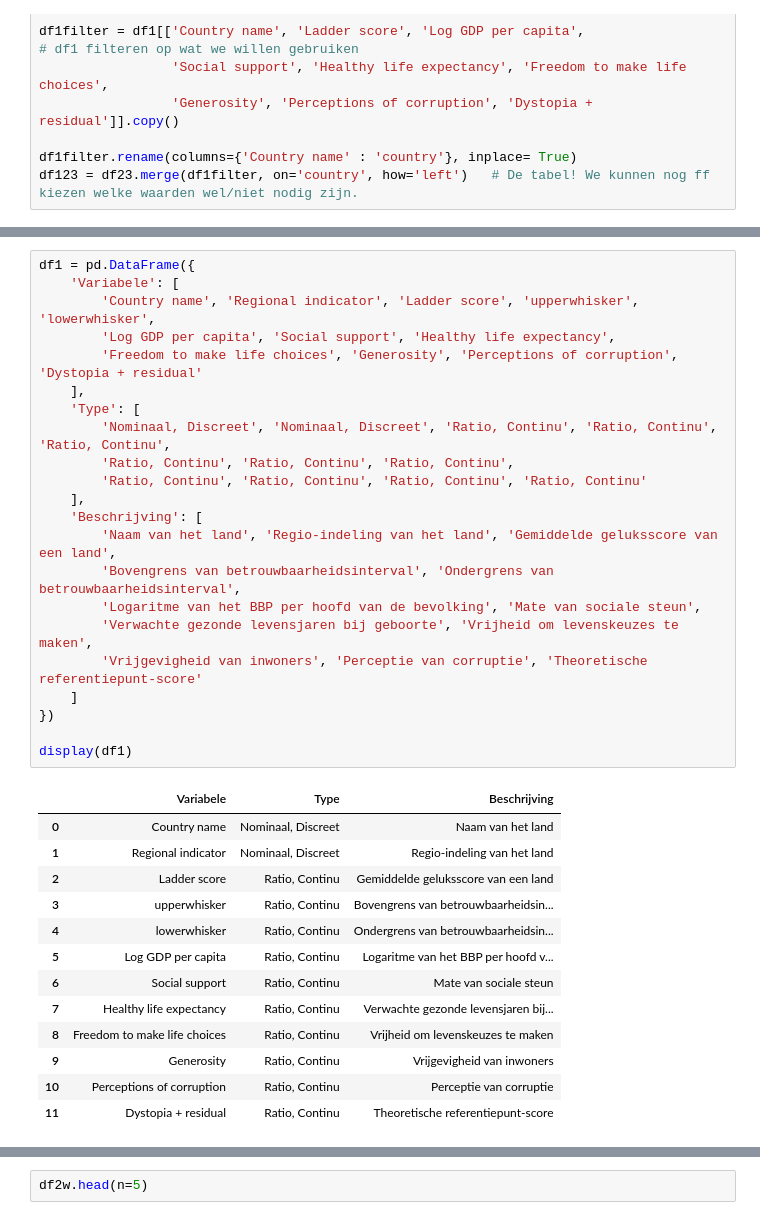
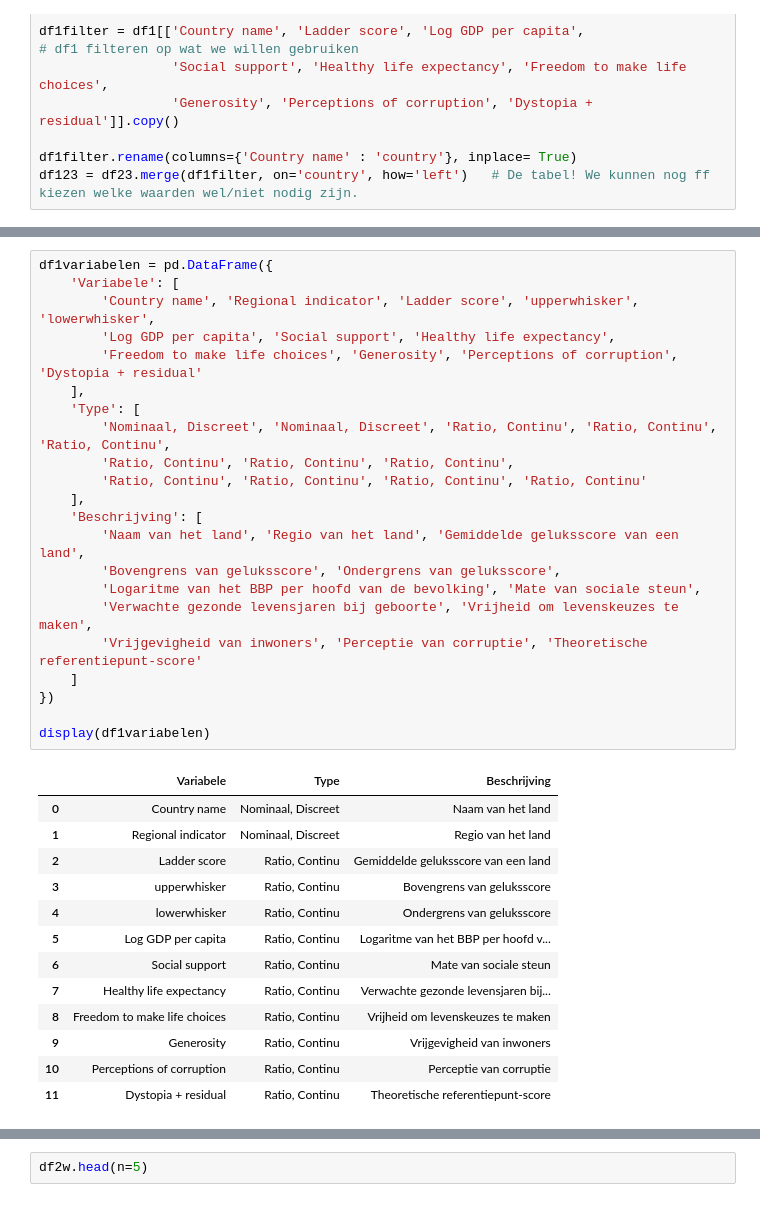
Before and after one commit to Mythsofmagic/Information_Visualization_2025, a Jupyter notebook: docs/notebook.ipynb, the cells around one changed output, grey strips where cells are left out. Drawn from its saved outputs; the diff is of its cells as text.

```diff
--- a/docs/notebook.ipynb
+++ b/docs/notebook.ipynb
@@ -127,32 +126,32 @@ De World Happiness Report dataset bevat 12 variabelen:
 # %%
-df1 = pd.DataFrame({
+df1variabelen = pd.DataFrame({
     'Variabele': [
         'Country name', 'Regional indicator', 'Ladder score', 'upperwhisker', 'lowerwhisker',
         'Log GDP per capita', 'Social support', 'Healthy life expectancy',
         'Freedom to make life choices', 'Generosity', 'Perceptions of corruption', 'Dystopia + residual'
     ],
     'Type': [
         'Nominaal, Discreet', 'Nominaal, Discreet', 'Ratio, Continu', 'Ratio, Continu', 'Ratio, Continu',
         'Ratio, Continu', 'Ratio, Continu', 'Ratio, Continu',
         'Ratio, Continu', 'Ratio, Continu', 'Ratio, Continu', 'Ratio, Continu'
     ],
     'Beschrijving': [
-        'Naam van het land', 'Regio-indeling van het land', 'Gemiddelde geluksscore van een land',
-        'Bovengrens van betrouwbaarheidsinterval', 'Ondergrens van betrouwbaarheidsinterval',
+        'Naam van het land', 'Regio van het land', 'Gemiddelde geluksscore van een land',
+        'Bovengrens van geluksscore', 'Ondergrens van geluksscore',
         'Logaritme van het BBP per hoofd van de bevolking', 'Mate van sociale steun',
         'Verwachte gezonde levensjaren bij geboorte', 'Vrijheid om levenskeuzes te maken',
         'Vrijgevigheid van inwoners', 'Perceptie van corruptie', 'Theoretische referentiepunt-score'
     ]
 })
 
-display(df1)
+display(df1variabelen)
 # %% [output]
 |  | Variabele | Type | Beschrijving |
 | 0 | Country name | Nominaal, Discreet | Naam van het land |
-| 1 | Regional indicator | Nominaal, Discreet | Regio-indeling van het land |
+| 1 | Regional indicator | Nominaal, Discreet | Regio van het land |
 | 2 | Ladder score | Ratio, Continu | Gemiddelde geluksscore van een land |
-| 3 | upperwhisker | Ratio, Continu | Bovengrens van betrouwbaarheidsin... |
-| 4 | lowerwhisker | Ratio, Continu | Ondergrens van betrouwbaarheidsin... |
+| 3 | upperwhisker | Ratio, Continu | Bovengrens van geluksscore |
+| 4 | lowerwhisker | Ratio, Continu | Ondergrens van geluksscore |
 | 5 | Log GDP per capita | Ratio, Continu | Logaritme van het BBP per hoofd v... |
 | 6 | Social support | Ratio, Continu | Mate van sociale steun |
 | 7 | Healthy life expectancy | Ratio, Continu | Verwachte gezonde levensjaren bij... |
```
Also changed, not shown: parts of 14 cells of this notebook.
